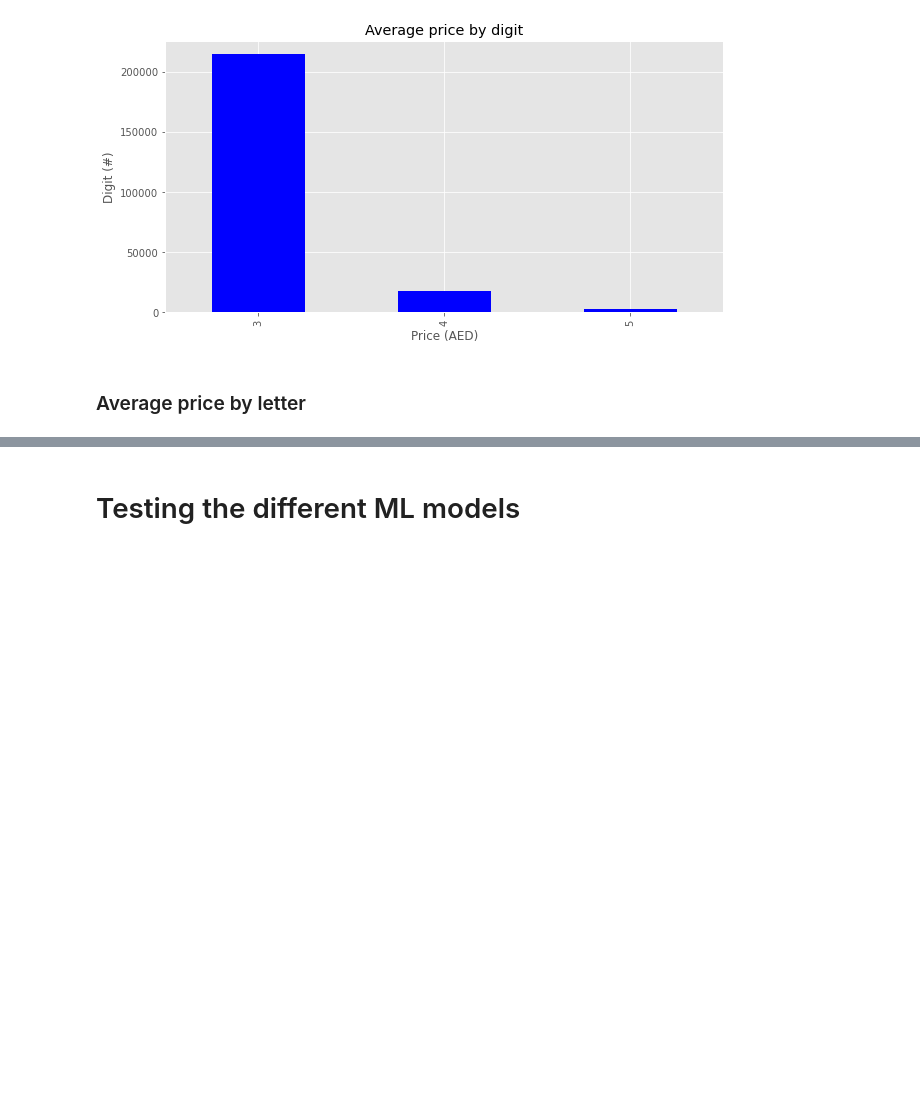
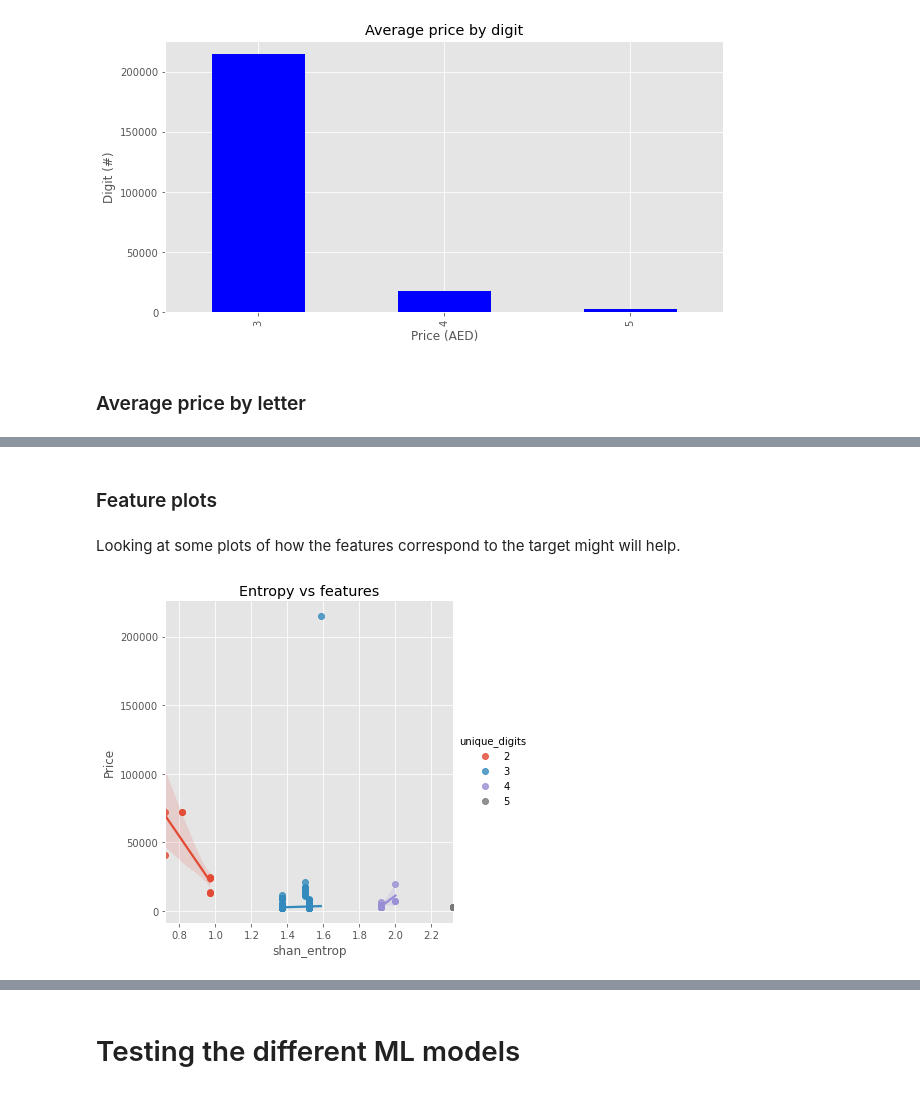
Before and after one commit to FardinAhsan146/DXB-Numberplate-Price-Predictor, a Jupyter notebook: numberplate_price_pred.ipynb, the cells around one changed output, grey strips where cells are left out. Drawn from its saved outputs; the diff is of its cells as text; code cells hidden in the pictures; blank space fills up the shorter version.

```diff
--- a/numberplate_price_pred.ipynb
+++ b/numberplate_price_pred.ipynb
@@ -165,0 +164,17 @@ Text(0, 0.5, 'Average price (AED)')
+# %%
+def entropy(string):
+    '''Calculates the Shannon entropy of a string'''
+
+    prob = [ float(string.count(c)) / len(string) for c in dict.fromkeys(list(string)) ]
+    return - sum(p * math.log(p) / math.log(2.0) for p in prob)
+# %%
+# Create features
+# Adding in features that I think should capture buying patterns
+
+plates['num_digits'] = plates_plot['Number'].apply(lambda x: len(x))
+plates['unique_digits'] = plates_plot['Number'].apply(lambda x: len(set(x)))
+plates['max_group'] = plates_plot['Number'].apply(lambda x: Counter(x).most_common(1)[0][1])
+plates['shan_entrop'] = plates_plot['Number'].apply(entropy)
+plates['number_int'] = plates_plot['Number'].astype(int)
+
+plates.head()
@@ -165,0 +188,9 @@ Text(0, 0.5, 'Average price (AED)')
+# %% [markdown]
+### Feature plots
+# %% [markdown]
+Looking at some plots of how the features correspond to the target might will help.
+# %%
+sns.lmplot(x = "shan_entrop", y = "Price", hue = "unique_digits", data = plates);
+plt.title('Entropy vs features');
+# %% [output]
+[figure, added]
```
Also changed, not shown: parts of 56 cells of this notebook.
